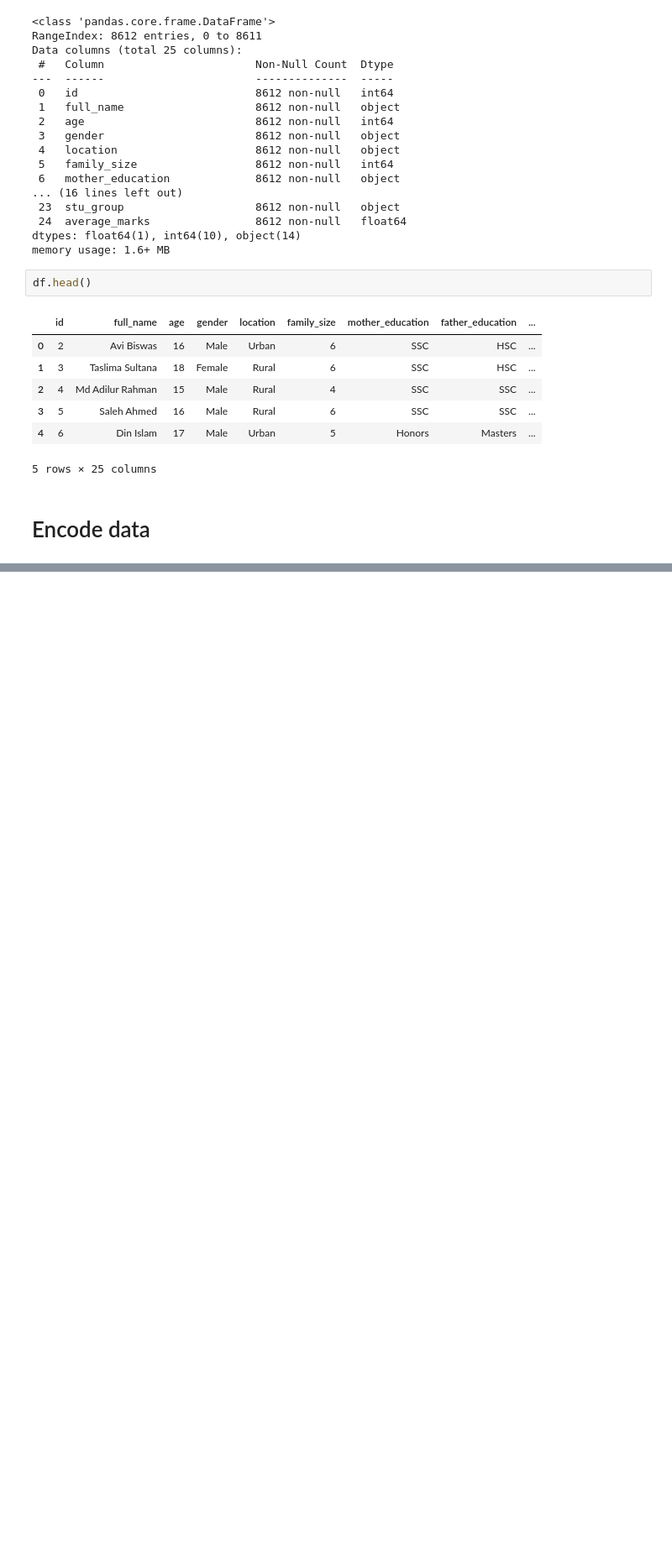
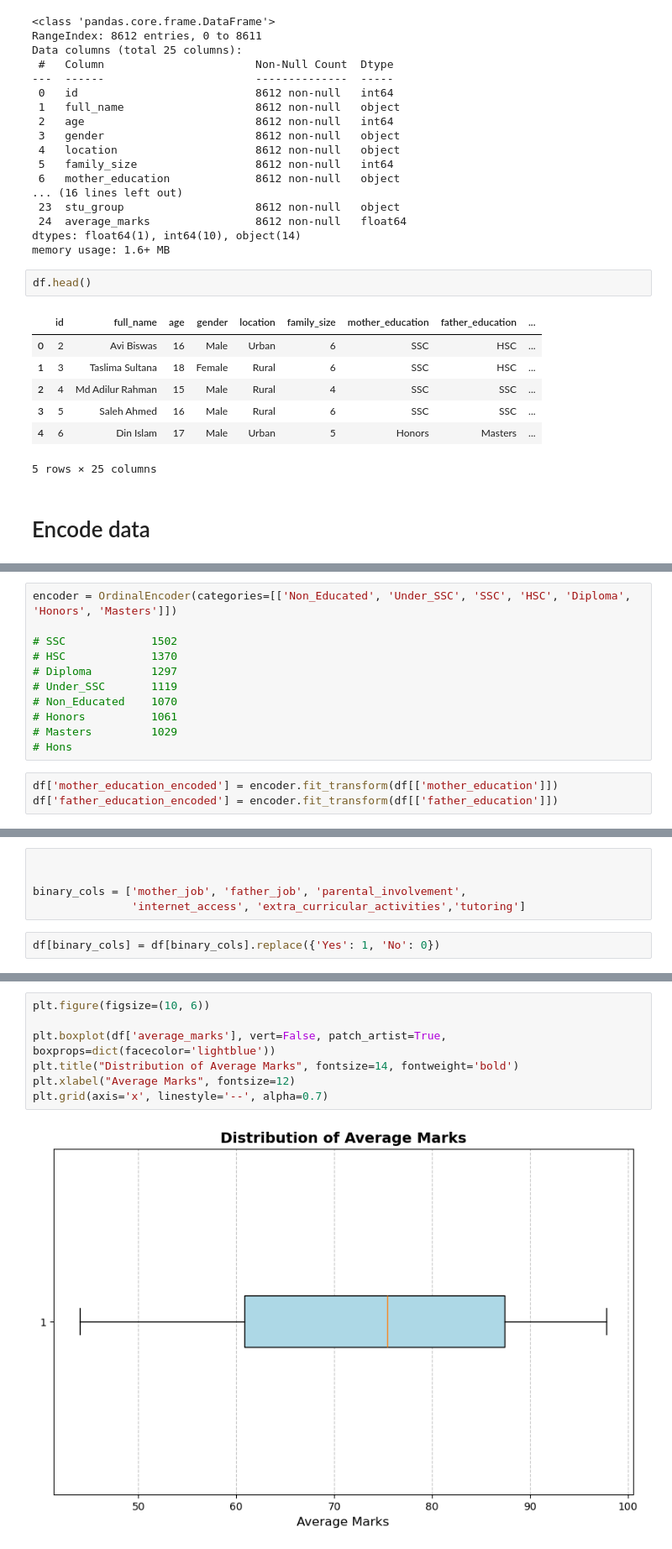
Before and after one commit to HumairaMahi-03/Data-Science-Projects, a Jupyter notebook: Project3-StudentResult/project3.ipynb, the cells around one changed output, grey strips where cells are left out. Shown at 84% size. Saved outputs shown, nothing was run; the diff lists cells and outputs as text; blank space fills up the shorter version.

```diff
--- a/Project3-StudentResult/project3.ipynb
+++ b/Project3-StudentResult/project3.ipynb
@@ -277,0 +297,14 @@ df.head()
+# %%
+encoder = OrdinalEncoder(categories=[['Non_Educated', 'Under_SSC', 'SSC', 'HSC', 'Diploma', 'Honors', 'Masters']])
+
+# SSC             1502
+# HSC             1370
+# Diploma         1297
+# Under_SSC       1119
+# Non_Educated    1070
+# Honors          1061
+# Masters         1029
+# Hons
+# %%
+df['mother_education_encoded'] = encoder.fit_transform(df[['mother_education']])
+df['father_education_encoded'] = encoder.fit_transform(df[['father_education']])
@@ -277,0 +321,7 @@ df.head()
+# %%
+
+
+binary_cols = ['mother_job', 'father_job', 'parental_involvement',
+               'internet_access', 'extra_curricular_activities','tutoring']
+# %%
+df[binary_cols] = df[binary_cols].replace({'Yes': 1, 'No': 0})
@@ -277,0 +519,9 @@ df.head()
+# %%
+plt.figure(figsize=(10, 6))
+
+plt.boxplot(df['average_marks'], vert=False, patch_artist=True, boxprops=dict(facecolor='lightblue'))
+plt.title("Distribution of Average Marks", fontsize=14, fontweight='bold')
+plt.xlabel("Average Marks", fontsize=12)
+plt.grid(axis='x', linestyle='--', alpha=0.7)
+# %% [output]
+[figure, added]
```
Also changed, not shown: parts of 20 cells of this notebook, 1 other file.
